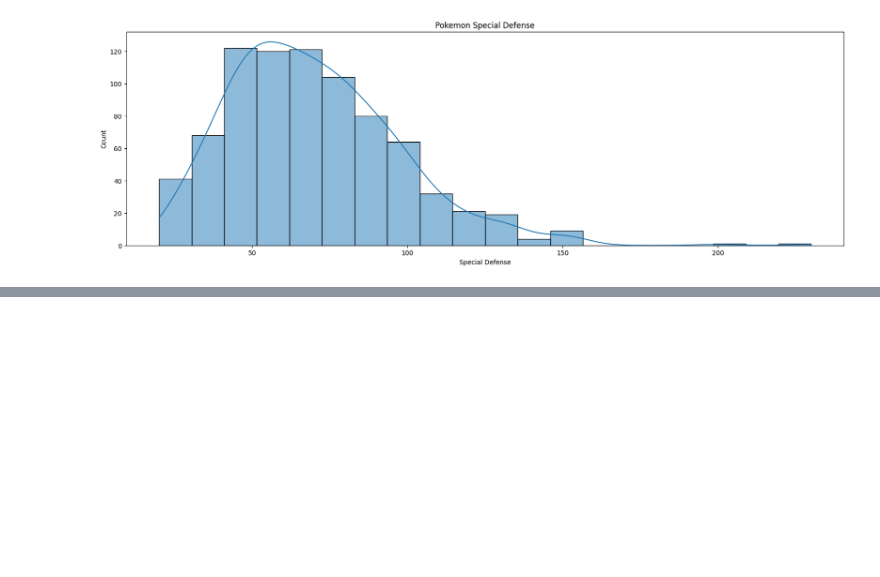
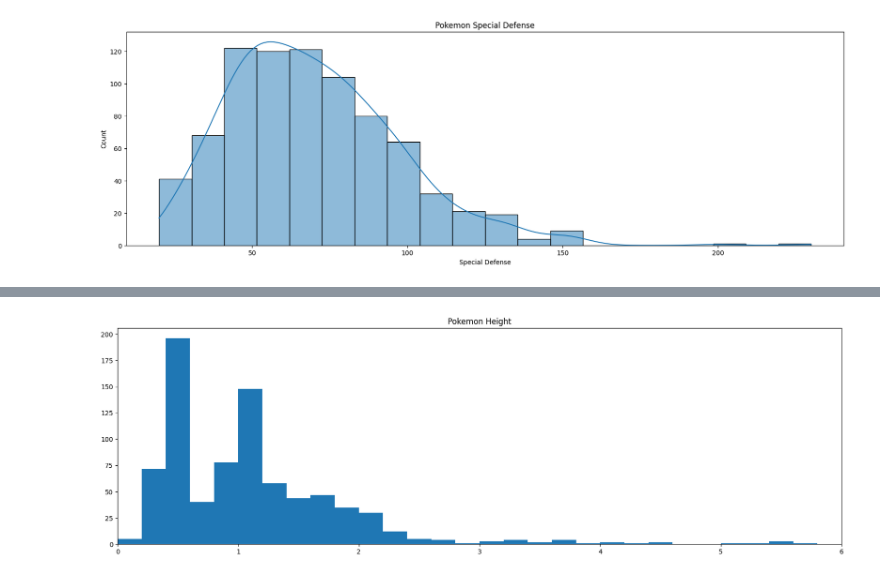
Before and after one commit to kisyular/data-visualization, a Jupyter notebook: Intro-Data-Visualization.ipynb, the cells around one changed output, grey strips where cells are left out. Saved outputs shown, nothing was run; the diff lists cells and outputs as text; code cells hidden in the pictures; blank space fills up the shorter version.

```diff
--- a/Intro-Data-Visualization.ipynb
+++ b/Intro-Data-Visualization.ipynb
@@ -556,0 +633,11 @@ plt.ylabel('Count');
+# %%
+# Create a histogram of the 'height' column using the pokemon dataframe
+plt.figure(figsize=(20,6))
+plt.title('Pokemon Height')
+# Set bins at intervals of 0.2
+bins = np.arange(0, pokemon['height'].max()+0.2, 0.2)
+# Plot the histogram and set xlim to 0 and 6
+plt.hist(pokemon['height'],  bins=bins)
+plt.xlim(0, 6);
+# %% [output]
+[figure, added]
```
Also changed, not shown: parts of 16 cells of this notebook.
